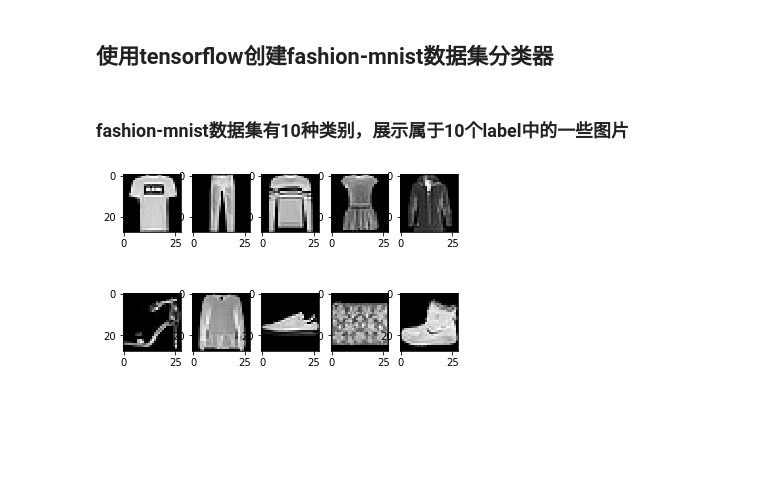
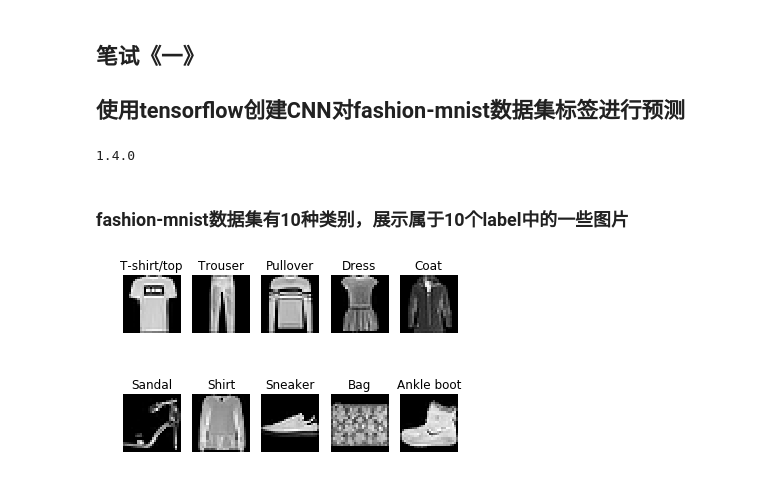
Before and after one commit to magiczjp123/fashion-mnist, a Jupyter notebook: junpu_cnn.ipynb, the cells around one changed output. Drawn from its saved outputs; the diff is of its cells as text; code cells hidden in the pictures; blank space fills up the shorter version.

```diff
--- a/junpu_cnn.ipynb
+++ b/junpu_cnn.ipynb
@@ -1,21 +1,46 @@
-# %% [markdown]
-## 使用tensorflow创建fashion-mnist数据集分类器
+# %% [markdown]
+## 笔试《一》
+## 使用tensorflow创建CNN对fashion-mnist数据集标签进行预测
 # %%
 from utils import mnist_reader
 import tensorflow as tf
 import matplotlib.pyplot as plt
 import numpy as np
 
+print(tf.__version__)
+
+# 使用Github项目包含的函数读取数据
 X_train, y_train = mnist_reader.load_mnist('data/fashion', kind='train')
 X_test, y_test = mnist_reader.load_mnist('data/fashion', kind='t10k')
+# %% [output]
+1.4.0
 # %% [markdown]
 ### fashion-mnist数据集有10种类别，展示属于10个label中的一些图片
+# %%
+# 创建关于10种标签类别的dict
+label_dict = {
+    0: 'T-shirt/top',
+    1: 'Trouser',
+    2: 'Pullover',
+    3: 'Dress',
+    4: 'Coat',
+    5: 'Sandal',
+    6: 'Shirt',
+    7: 'Sneaker',
+    8: 'Bag',
+    9: 'Ankle boot'
+}
 # %%
+# 展示10种类别中的一件商品的图片
 fig, axs = plt.subplots(2, 5)
 images = []
 for n in range(10):
     pic_index = np.argwhere(y_train == n)[0]
-    images.append(axs[n//5,n%5].imshow(X_train[pic_index].reshape(28,28), cmap=plt.cm.gray))
+    images.append(axs[n//5,n%5])
+    images[n].imshow(X_train[pic_index].reshape(28,28), cmap=plt.cm.gray)
+    images[n].set_title(label_dict[n])
+    images[n].axis('off')
+
 plt.show()
 # %% [output]
-[figure, old version]
+[figure, new version]
```
Also changed, not shown: parts of 21 cells of this notebook, 1 other file.
